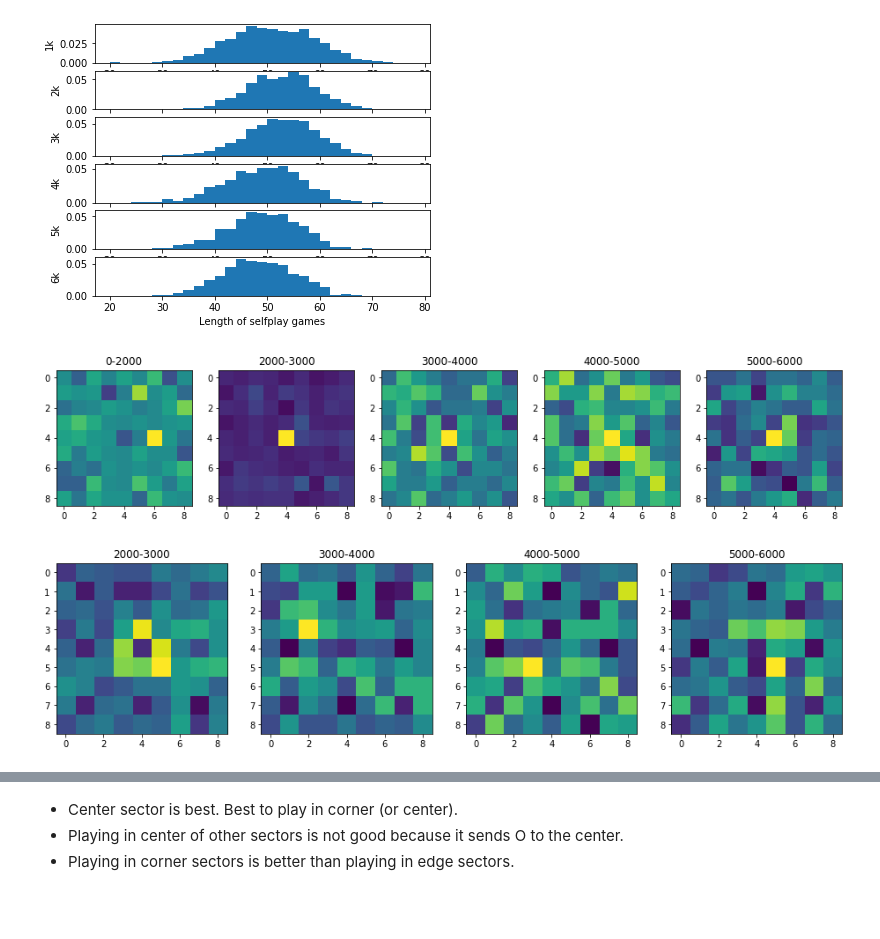
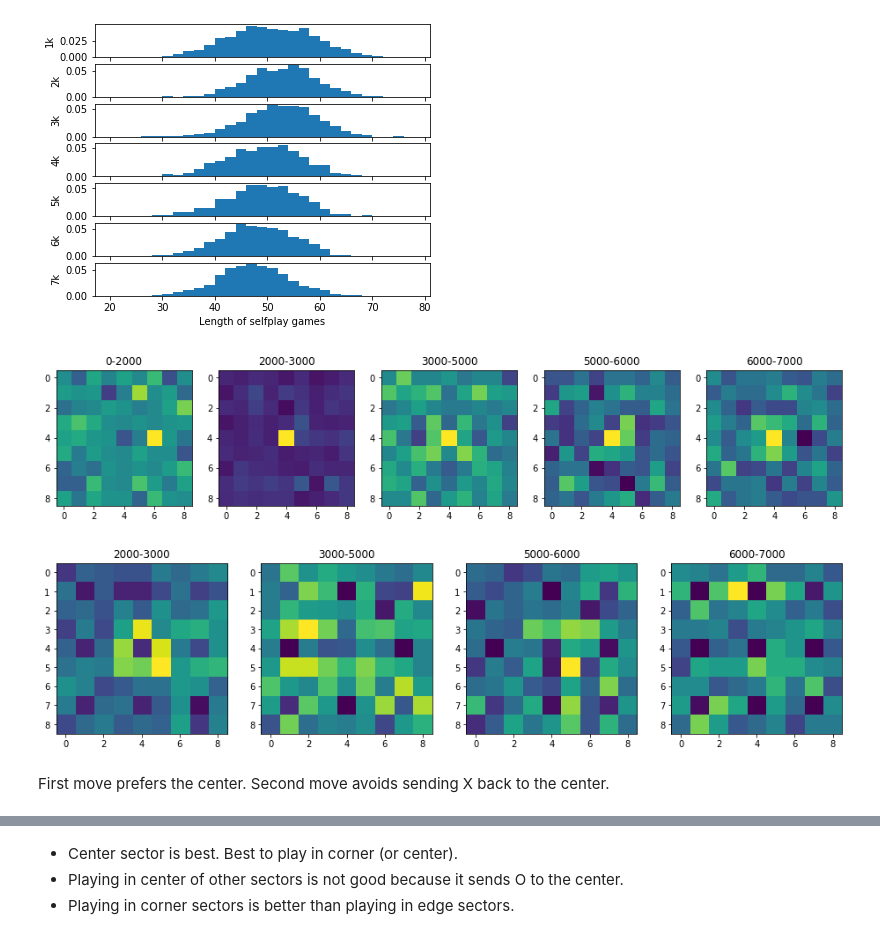
Before and after one commit to fqjin/ultimate-tictactoe, a Jupyter notebook: notebooks/Selfplay.ipynb, the cells around one changed output, grey strips where cells are left out. Drawn from its saved outputs; the diff is of its cells as text; code cells hidden in the pictures; blank space fills up the shorter version.

```diff
--- a/notebooks/Selfplay.ipynb
+++ b/notebooks/Selfplay.ipynb
@@ -57,6 +57,6 @@ plt.show()
 # %%
 n = (len(results)+999) // 1000
-plt.subplots(figsize=(6,5))
+plt.subplots(figsize=(6,6))
 for i in range(n):
     plt.subplot(n, 1, i+1)
     plt.hist(len_games[1000*i:1000*(i+1)], bins=np.arange(20, 80, 2), density=True)
@@ -64,7 +64,7 @@ for i in range(n):
 plt.xlabel('Length of selfplay games')
 plt.show()
 # %% [output]
-[figure, old version]
+[figure, new version]
 # %%
 def plot_first_moves(first_moves):
     grid = np.zeros((9,9))
@@ -85,9 +85,9 @@ subplots = 5
 ranges = [
     (   0, 2000),
     (2000, 3000),
-    (3000, 4000),
-    (4000, 5000),
+    (3000, 5000),
     (5000, 6000),
+    (6000, 7000),
 ]
 for i, (a, b) in enumerate(ranges):
     plt.subplot(1, subplots, i+1)
@@ -95,23 +95,25 @@ for i, (a, b) in enumerate(ranges):
     plt.title(f'{a}-{b}')
 plt.show()
 # %% [output]
-[figure, old version]
+[figure, new version]
 # %%
 plt.subplots(figsize=(16, 4))
 subplots = 4
 ranges = [
     (2000, 3000),
-    (3000, 4000),
-    (4000, 5000),
+    (3000, 5000),
     (5000, 6000),
+    (6000, 7000),
 ]
 for i, (a, b) in enumerate(ranges):
     plt.subplot(1, subplots, i+1)
     plot_first_moves(second_moves[a:b])
     plt.title(f'{a}-{b}')
 plt.show()
 # %% [output]
-[figure, old version]
+[figure, new version]
+# %% [markdown]
+First move prefers the center. Second move avoids sending X back to the center.
 # %%
 grid = np.zeros((9,9))
 gridX = np.zeros((9,9))
```
Also changed, not shown: parts of 9 cells of this notebook, 8 other files.
